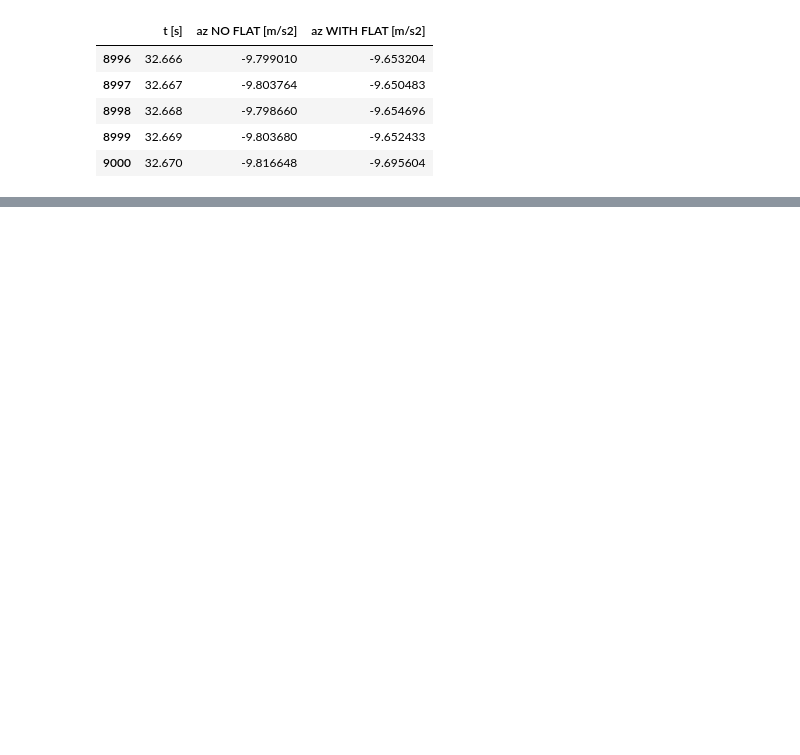
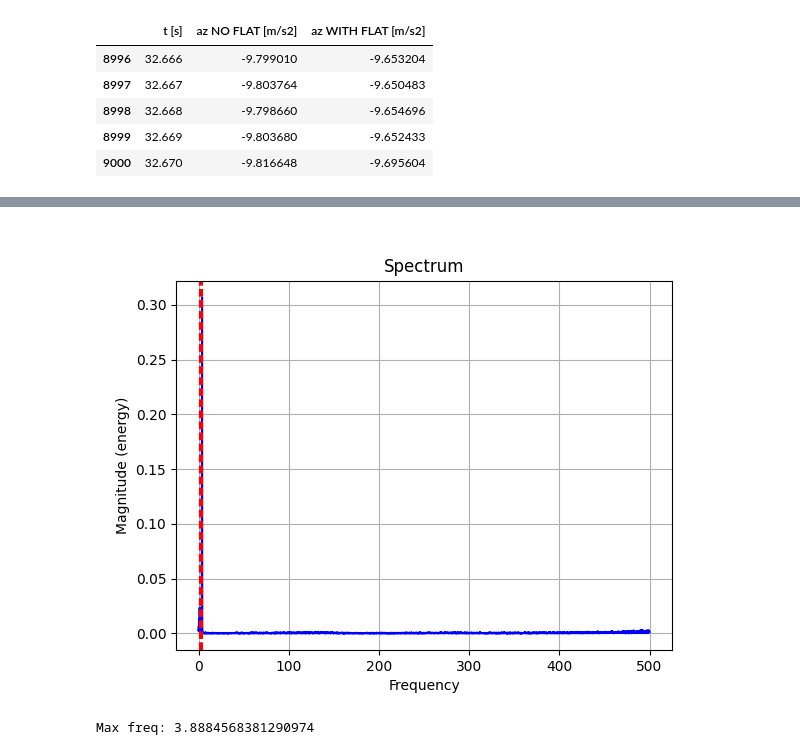
Before and after one commit to androdl96/FlatWheels, a Jupyter notebook: other_shapes.ipynb, the cells around one changed output, grey strips where cells are left out. Saved outputs shown, nothing was run; the diff lists cells and outputs as text; code cells hidden in the pictures; blank space fills up the shorter version.

```diff
--- a/other_shapes.ipynb
+++ b/other_shapes.ipynb
@@ -19,0 +156,14 @@ Sx[0].tail()
+# %%
+plt.close('all')
+%matplotlib widget
+plt.title("Spectrum")
+spectrum=plt.magnitude_spectrum(Sx_defect[1], Fs=fs, color='blue')
+for i in range(1, 3):
+    plt.axvline(x=i*fr, color='red', linestyle='--', label=f'{i}*fr' if i == 1 else None)
+plt.grid(True)
+plt.show()
+
+print('Max freq:',spectrum[1][np.argmax(spectrum[0])])
+# %% [output]
+[figure, added]
+Max freq: 3.8884568381290974
```
Also changed, not shown: parts of 11 cells of this notebook, 1 other file.
